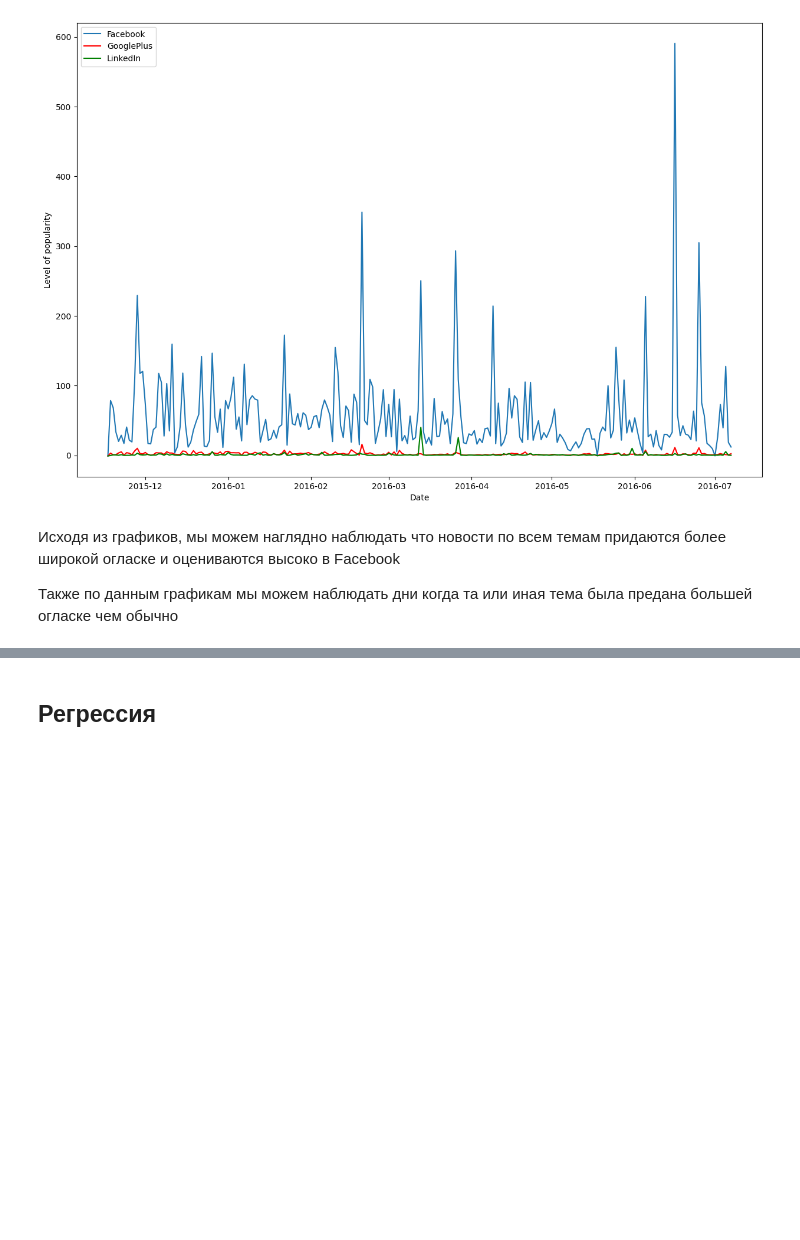
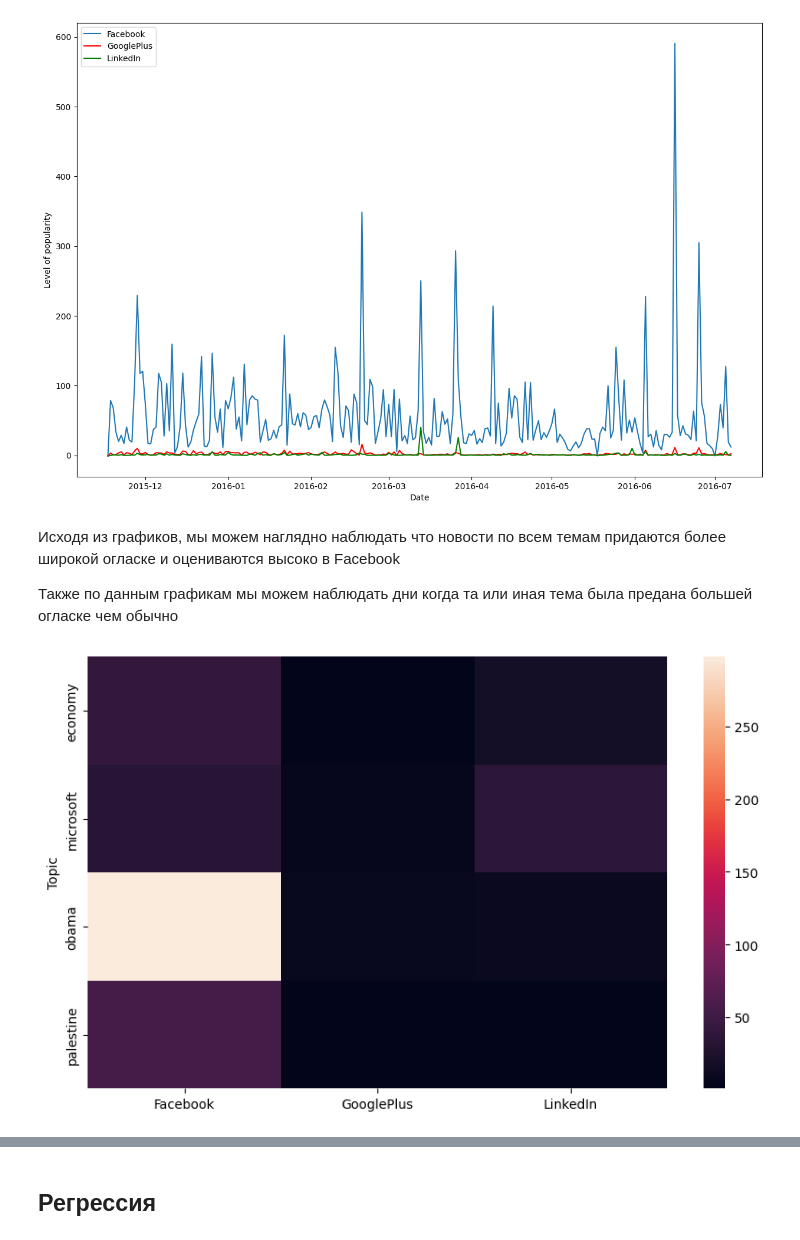
Before and after one commit to nikita221723/News-popularity, a Jupyter notebook: News_popularity.ipynb, the cells around one changed output, grey strips where cells are left out. Drawn from its saved outputs; the diff is of its cells as text; code cells hidden in the pictures; blank space fills up the shorter version.

Commit message:
add some coments and heatmap

```diff
--- a/News_popularity.ipynb
+++ b/News_popularity.ipynb
@@ -277,3 +279,11 @@ plt.show
 Исходя из графиков, мы можем наглядно наблюдать что новости по всем темам придаются более широкой огласке и оцениваются высоко в Facebook
 
 Также по данным графикам мы можем наблюдать дни когда та или иная тема была предана большей огласке чем обычно
+# %%
+news = pd.concat([news_economy, news_palestine, news_obama, news_microsoft])
+news = news.groupby(['Topic']).agg({'Facebook': 'mean', 'GooglePlus': 'mean', 'LinkedIn': 'mean'})
+
+fig, ax = plt.subplots(figsize=(10, 6))
+ax = sns.heatmap(news, ax=ax)
+# %% [output]
+[figure, added]
```
Also changed, not shown: parts of 18 cells of this notebook.
